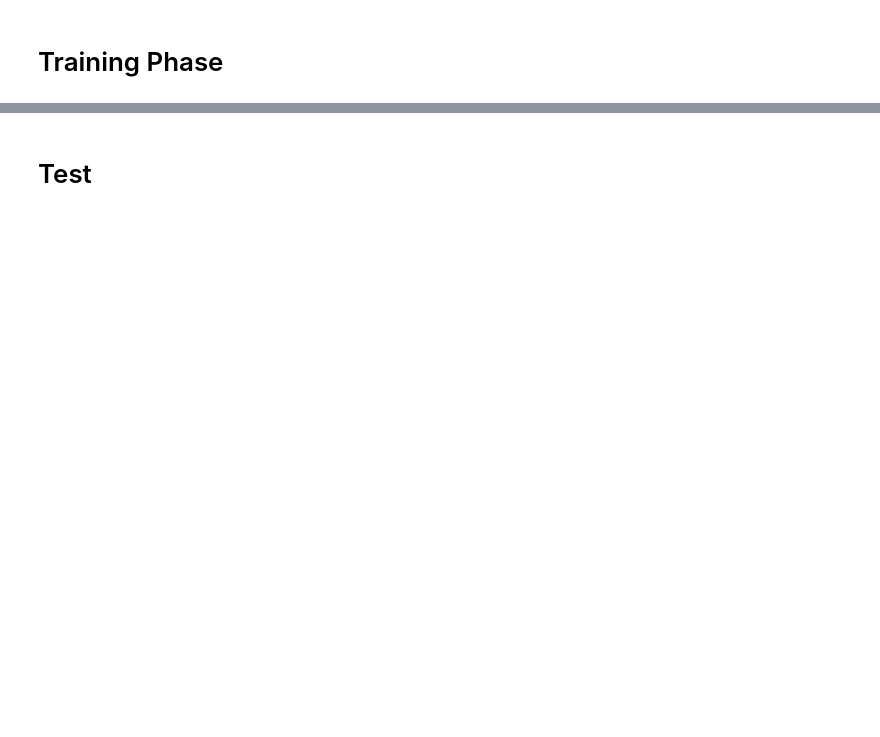
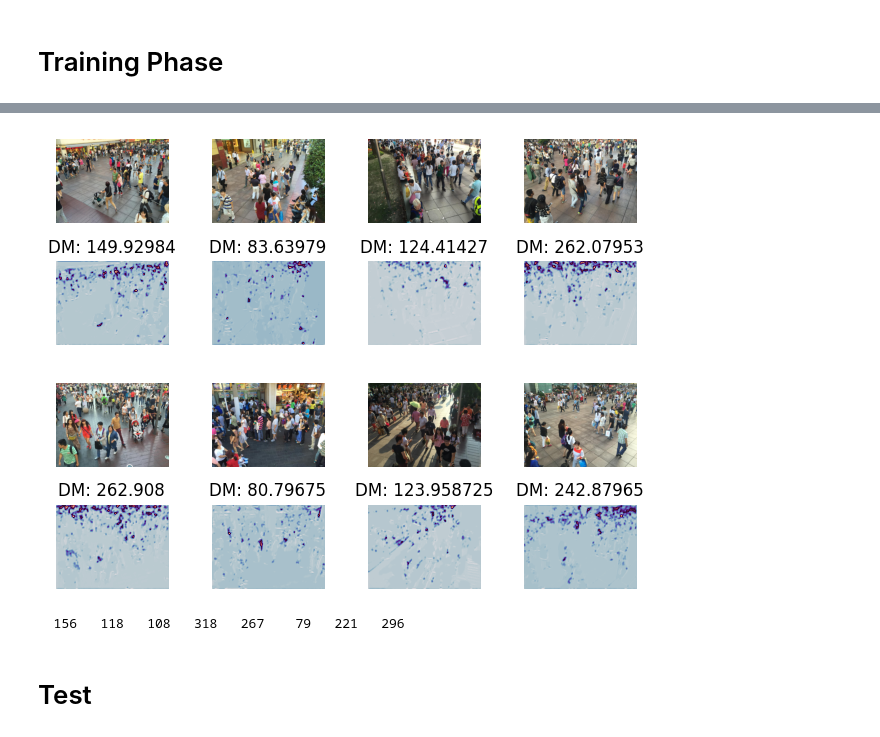
Before and after one commit to dihnhuunam/Crowd-Tracking, a Jupyter notebook: src/main.ipynb, the cells around one changed output, grey strips where cells are left out. Cells and saved outputs as stored; diff of their text form; code cells hidden in the pictures; blank space fills up the shorter version.

```diff
--- a/src/main.ipynb
+++ b/src/main.ipynb
@@ -369,3 +352,21 @@ plt.show()
+# %%
+best_model = MC_CNN().to(device)
+best_model.load_state_dict(torch.load('./crowd_counting.pth'))
+# Get some random validation images
+dataiter = iter(val_loader)
+ex_images, _, ex_gts  = next(dataiter)
+
+
+# Show images and density map
+
+pred_dms = best_model(ex_images.to(device))
+plot_corresponding_pairs(ex_images.cpu(), pred_dms.cpu(), 'twilight')
+
+# Print labels
+print(' '.join('%5s' % ex_gts[j].item() for j in range(batch_size)))
+# %% [output]
+[figure, added]
+  156   118   108   318   267    79   221   296
 # %% [markdown]
 # Test
 # %%
```
Also changed, not shown: parts of 6 cells of this notebook, 2 other files.
